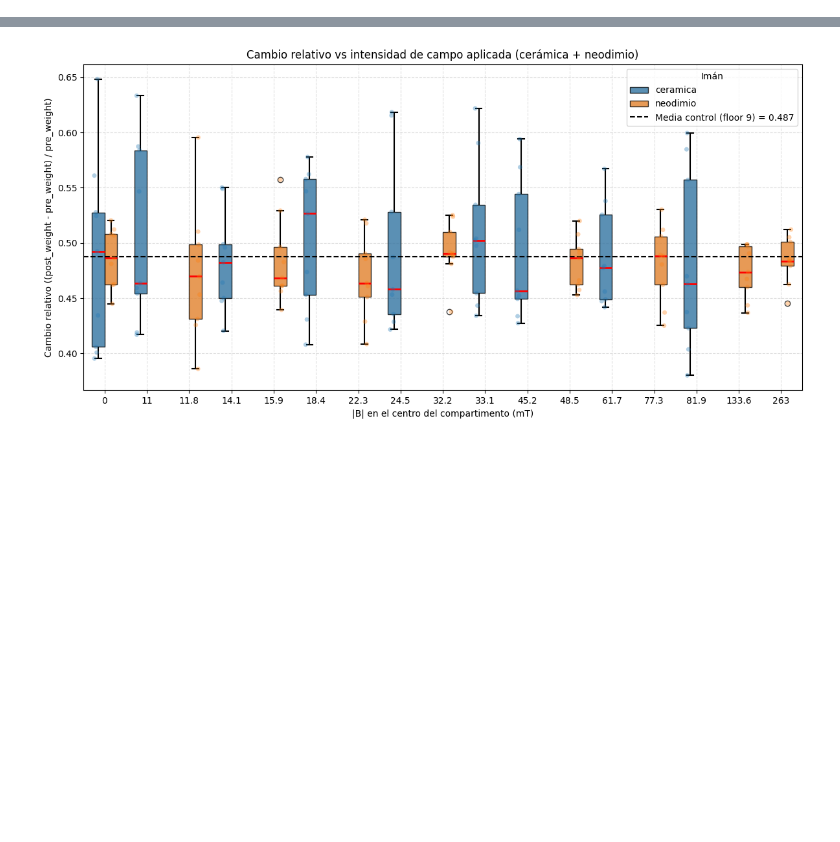
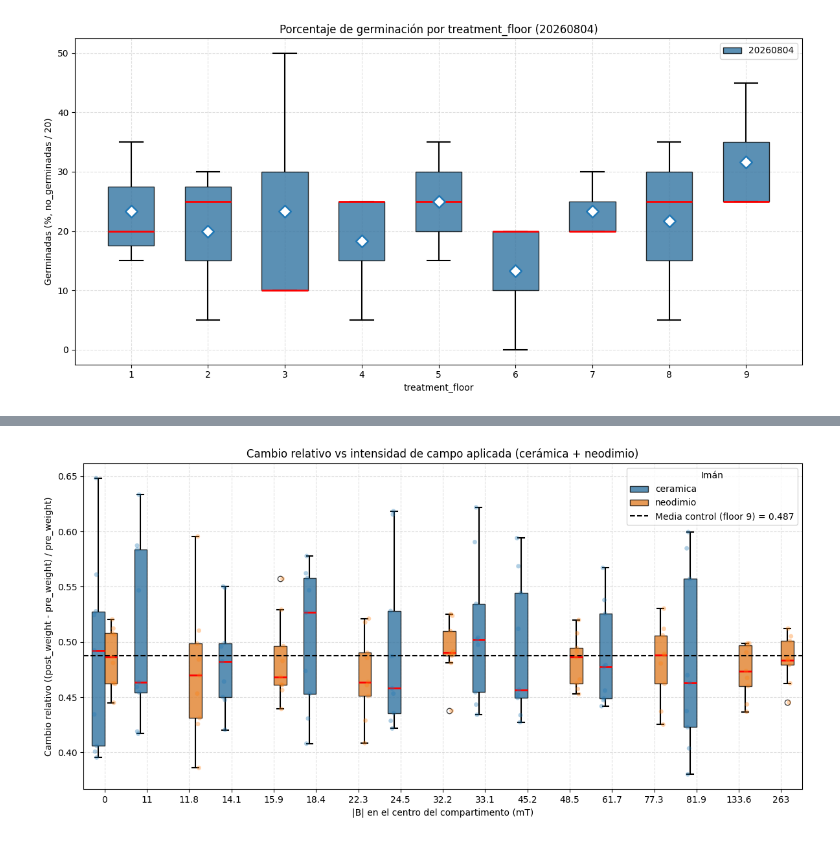
Before and after one commit to KierPrev/Magseed, a Jupyter notebook: src/notebookExperimentosIman.ipynb, the cells around one changed output, grey strips where cells are left out. Saved outputs shown, nothing was run; the diff lists cells and outputs as text; code cells hidden in the pictures; blank space fills up the shorter version.

```diff
--- a/src/notebookExperimentosIman.ipynb
+++ b/src/notebookExperimentosIman.ipynb
@@ -115,3 +117,58 @@ Name: count, dtype: int64
+# %%
+if "no_germinadas" in df.columns and df["no_germinadas"].notna().any():
+    germ_df = df.dropna(subset=["no_germinadas"]).copy()
+    germ_df["pct_germinadas"] = germ_df["no_germinadas"] / 20 * 100
+
+    germ_floor_order = sorted(germ_df["treatment_floor"].dropna().unique())
+    germ_grupo_order = [g for g in grupo_order if g in germ_df["grupo_grafica"].unique()]
+
+    plt.figure(figsize=(12, 6))
+    sns.boxplot(
+        data=germ_df,
+        x="treatment_floor",
+        y="pct_germinadas",
+        hue="grupo_grafica",
+        order=germ_floor_order,
+        hue_order=germ_grupo_order,
+        palette=palette,
+        width=0.6,
+        medianprops={"color": "red", "linewidth": 2},
+        whiskerprops={"color": "k", "linewidth": 1.5},
+        capprops={"color": "k", "linewidth": 1.5},
+        boxprops={"alpha": 0.8, "edgecolor": "k"},
+    )
+
+    germ_mean_df = germ_df.groupby(["treatment_floor", "grupo_grafica"], as_index=False)["pct_germinadas"].mean()
+    germ_offsets = {grupo: 0 for grupo in germ_grupo_order}
+    if len(germ_grupo_order) > 1:
+        germ_offsets = {grupo: -0.25 + i * (0.5 / (len(germ_grupo_order) - 1)) for i, grupo in enumerate(germ_grupo_order)}
+
+    for grupo in germ_grupo_order:
+        grupo_means = germ_mean_df[germ_mean_df["grupo_grafica"] == grupo]
+        x_positions = [germ_floor_order.index(floor) + germ_offsets[grupo] for floor in grupo_means["treatment_floor"]]
+        plt.scatter(
+            x_positions,
+            grupo_means["pct_germinadas"],
+            marker="D",
+            s=90,
+            facecolors="white",
+            edgecolors=palette[grupo],
+            linewidths=1.8,
+            zorder=10,
+        )
+
+    plt.xlabel("treatment_floor")
+    plt.ylabel("Germinadas (%, no_germinadas / 20)")
+    plt.title(f"Porcentaje de germinación por treatment_floor ({titulo_grupos})")
+    plt.xticks(range(len(germ_floor_order)), germ_floor_order)
+    plt.grid(True, linestyle="--", alpha=0.4)
+    plt.legend(loc="best")
+    plt.tight_layout()
+    plt.show()
+else:
+    print("No hay datos de 'no_germinadas' disponibles para las fechas seleccionadas (fechas):", fechas)
+# %% [output]
+[figure, added]
 # %%
 from pathlib import Path
 import pandas as pd
```
Also changed, not shown: parts of 6 cells of this notebook, 4 other files.
